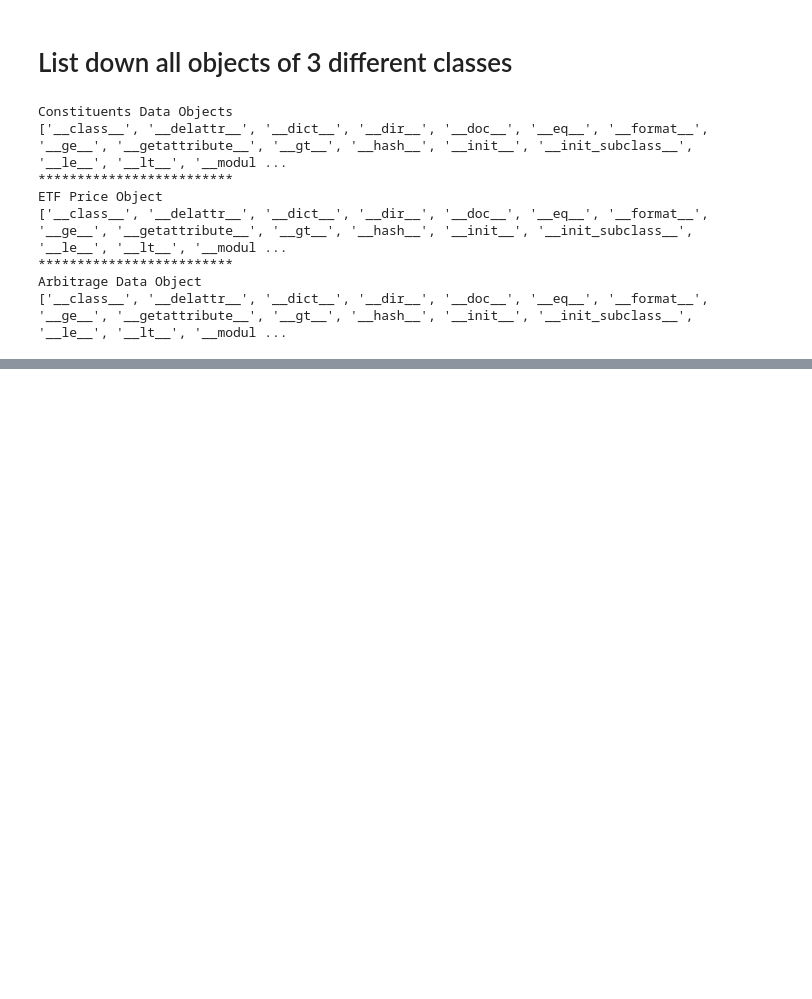
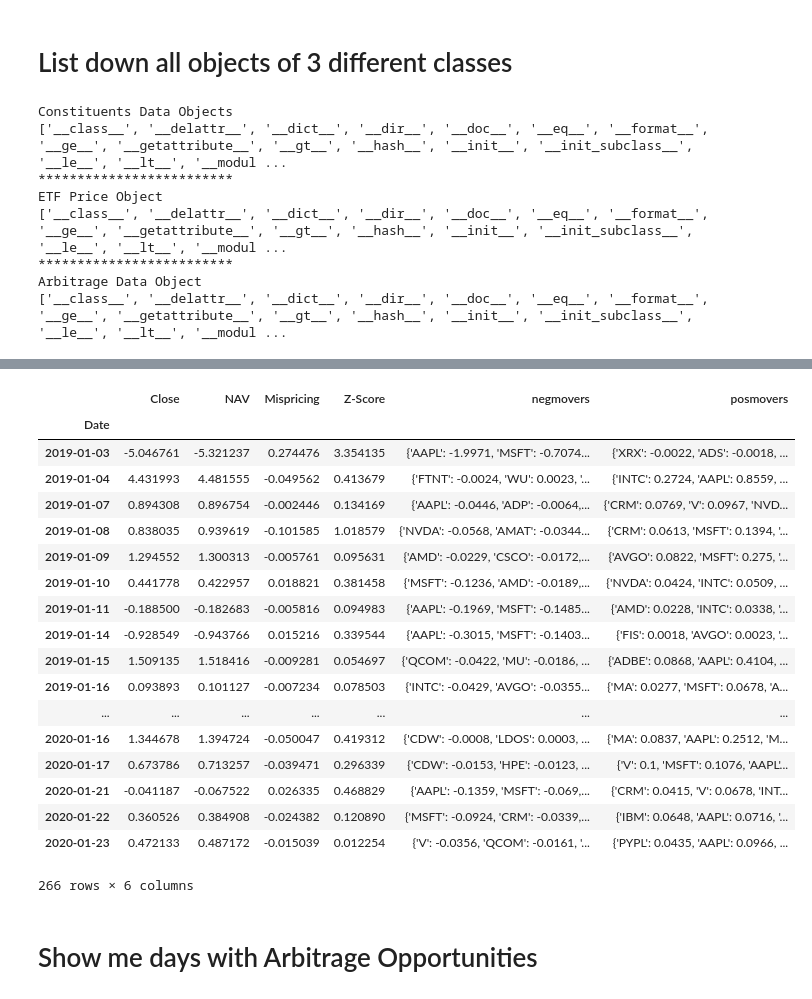
Before and after one commit to sarthak0906/ETF, a Jupyter notebook: Outliers & Standard Deviation Calculations.ipynb, the cells around one changed output, grey strips where cells are left out. Cells and saved outputs as stored; diff of their text form; code cells hidden in the pictures; blank space fills up the shorter version.

```diff
--- a/Outliers & Standard Deviation Calculations.ipynb
+++ b/Outliers & Standard Deviation Calculations.ipynb
@@ -12,7 +12,7 @@ from scipy import stats
 import numpy as np
 import os
 import time
-
+from itertools import chain
 
 
 ##### ETF Data Clean up ###########
@@ -60,8 +60,9 @@ class ConstituentsData(ETFDataCleanup):
     def findNetAssetValue(self):
         self.waDF=self.changeDF
         for col in self.changeDF.columns:
-            self.waDF[col]=self.changeDF[col]*self.tickerdf['Weights'].loc[col]
-        self.waDF['NAV']=self.waDF.sum(axis=1)/100
+            # Divide by 100 for weights percentage eg 23.28%
+            self.waDF[col]=self.changeDF[col]*self.tickerdf['Weights'].loc[col]/100
+        self.waDF['NAV']=self.waDF.sum(axis=1)
 
 ####### Get prices of ETF
 class ETFStockPrices(ETFDataCleanup):
@@ -84,7 +85,9 @@ class ETFArbitrage(object):
     def __init__(self,etfob,waDF):
         self.navDF=pd.merge(etfob,waDF['NAV'],left_index=True,right_index=True)
         self.navDF['Date']=self.navDF.index
-        self.difDF=[]
+        self.navDF['Close']=self.navDF['Close']*100
+        self.navDF['NAV']=self.navDF['NAV']*100
+        del self.navDF['Date']
 
     def scatterplot(self):
         plt.scatter(self.navDF['Close'],self.navDF['NAV'])
@@ -96,11 +99,11 @@ class ETFArbitrage(object):
         fig_size[1]=6
         plt.rcParams["figure.figsize"]=fig_size
 
-        self.difDF=(self.navDF['Close']-self.navDF['NAV'])*100
-        plt.scatter(self.navDF['Date'],self.difDF)
+        self.navDF['Mispricing']=(self.navDF['Close']-self.navDF['NAV'])
+        plt.scatter(self.navDF.index,self.navDF['Mispricing'])
 
     def seaborndist(self):
-        sns.distplot(self.difDF.values, hist=True, kde=True,
+        sns.distplot(self.navDF['Mispricing'].values, hist=True, kde=True,
              bins='auto', color = 'black',
              hist_kws={'edgecolor':'black'},
              kde_kws={'linewidth': 2})
@@ -245,0 +210,43 @@ temp[temp['Z-Score']>thresoldStandrdDeviation]
+# %%
+tempChangeDf=ob.changeDF*100
+del tempChangeDf['NAV']
+tempChangeDf=round(tempChangeDf,4)
+# %%
+# Calculate Z-Score for the Mispricing Column
+arbob.navDF['Z-Score'] = np.abs(stats.zscore(arbob.navDF['Mispricing']))
+# %%
+negmovers=[]
+posmovers=[]
+
+for col in tempChangeDf.T:
+    values=(tempChangeDf.T[col].sort_values())
+    negmovers.append(dict(values[:3]))
+    posmovers.append(dict(values[(len(values)-3):]))
+
+
+arbob.navDF['Top negmovers']=negmovers
+arbob.navDF['Top posmovers']=posmovers
+# %%
+arbob.navDF
+# %% [output]
+|  | Close | NAV | Mispricing | Z-Score | negmovers | posmovers |
+| Date |  |  |  |  |  |  |
+| 2019-01-03 | -5.046761 | -5.321237 | 0.274476 | 3.354135 | {'AAPL': -1.9971, 'MSFT': -0.7074... | {'XRX': -0.0022, 'ADS': -0.0018, ... |
+| 2019-01-04 | 4.431993 | 4.481555 | -0.049562 | 0.413679 | {'FTNT': -0.0024, 'WU': 0.0023, '... | {'INTC': 0.2724, 'AAPL': 0.8559, ... |
+| 2019-01-07 | 0.894308 | 0.896754 | -0.002446 | 0.134169 | {'AAPL': -0.0446, 'ADP': -0.0064,... | {'CRM': 0.0769, 'V': 0.0967, 'NVD... |
+| 2019-01-08 | 0.838035 | 0.939619 | -0.101585 | 1.018579 | {'NVDA': -0.0568, 'AMAT': -0.0344... | {'CRM': 0.0613, 'MSFT': 0.1394, '... |
+| 2019-01-09 | 1.294552 | 1.300313 | -0.005761 | 0.095631 | {'AMD': -0.0229, 'CSCO': -0.0172,... | {'AVGO': 0.0822, 'MSFT': 0.275, '... |
+| 2019-01-10 | 0.441778 | 0.422957 | 0.018821 | 0.381458 | {'MSFT': -0.1236, 'AMD': -0.0189,... | {'NVDA': 0.0424, 'INTC': 0.0509, ... |
+| 2019-01-11 | -0.188500 | -0.182683 | -0.005816 | 0.094983 | {'AAPL': -0.1969, 'MSFT': -0.1485... | {'AMD': 0.0228, 'INTC': 0.0338, '... |
+| 2019-01-14 | -0.928549 | -0.943766 | 0.015216 | 0.339544 | {'AAPL': -0.3015, 'MSFT': -0.1403... | {'FIS': 0.0018, 'AVGO': 0.0023, '... |
+| 2019-01-15 | 1.509135 | 1.518416 | -0.009281 | 0.054697 | {'QCOM': -0.0422, 'MU': -0.0186, ... | {'ADBE': 0.0868, 'AAPL': 0.4104, ... |
+| 2019-01-16 | 0.093893 | 0.101127 | -0.007234 | 0.078503 | {'INTC': -0.0429, 'AVGO': -0.0355... | {'MA': 0.0277, 'MSFT': 0.0678, 'A... |
+| ... | ... | ... | ... | ... | ... | ... |
+| 2020-01-16 | 1.344678 | 1.394724 | -0.050047 | 0.419312 | {'CDW': -0.0008, 'LDOS': 0.0003, ... | {'MA': 0.0837, 'AAPL': 0.2512, 'M... |
+| 2020-01-17 | 0.673786 | 0.713257 | -0.039471 | 0.296339 | {'CDW': -0.0153, 'HPE': -0.0123, ... | {'V': 0.1, 'MSFT': 0.1076, 'AAPL'... |
+| 2020-01-21 | -0.041187 | -0.067522 | 0.026335 | 0.468829 | {'AAPL': -0.1359, 'MSFT': -0.069,... | {'CRM': 0.0415, 'V': 0.0678, 'INT... |
+| 2020-01-22 | 0.360526 | 0.384908 | -0.024382 | 0.120890 | {'MSFT': -0.0924, 'CRM': -0.0339,... | {'IBM': 0.0648, 'AAPL': 0.0716, '... |
+| 2020-01-23 | 0.472133 | 0.487172 | -0.015039 | 0.012254 | {'V': -0.0356, 'QCOM': -0.0161, '... | {'PYPL': 0.0435, 'AAPL': 0.0966, ... |
+266 rows × 6 columns
+# %% [markdown]
+# Show me days with Arbitrage Opportunities
```
Also changed, not shown: parts of 7 cells of this notebook, 14 other files.
